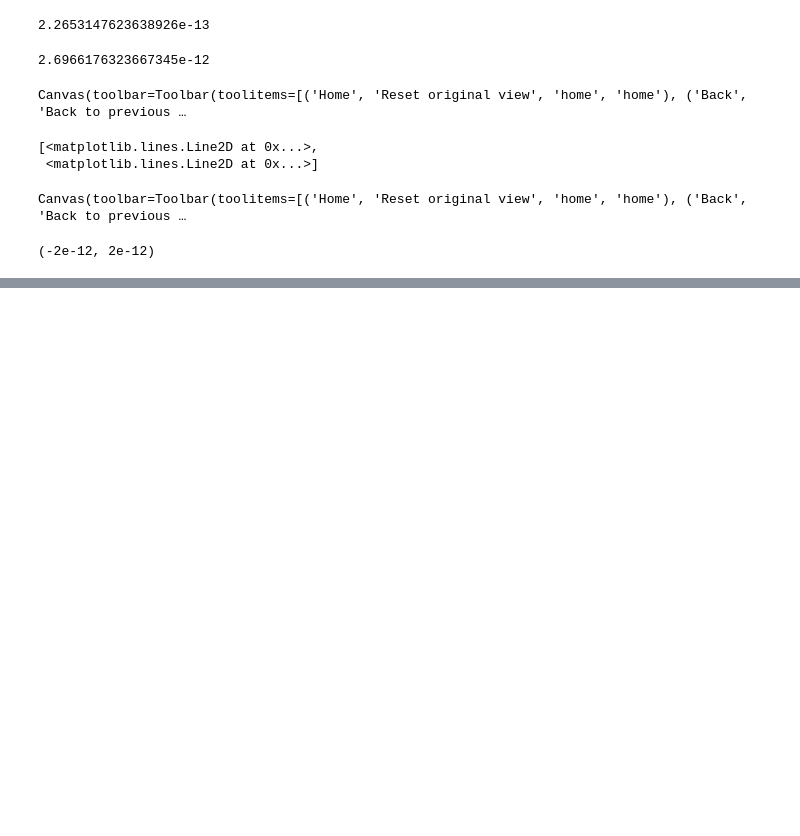
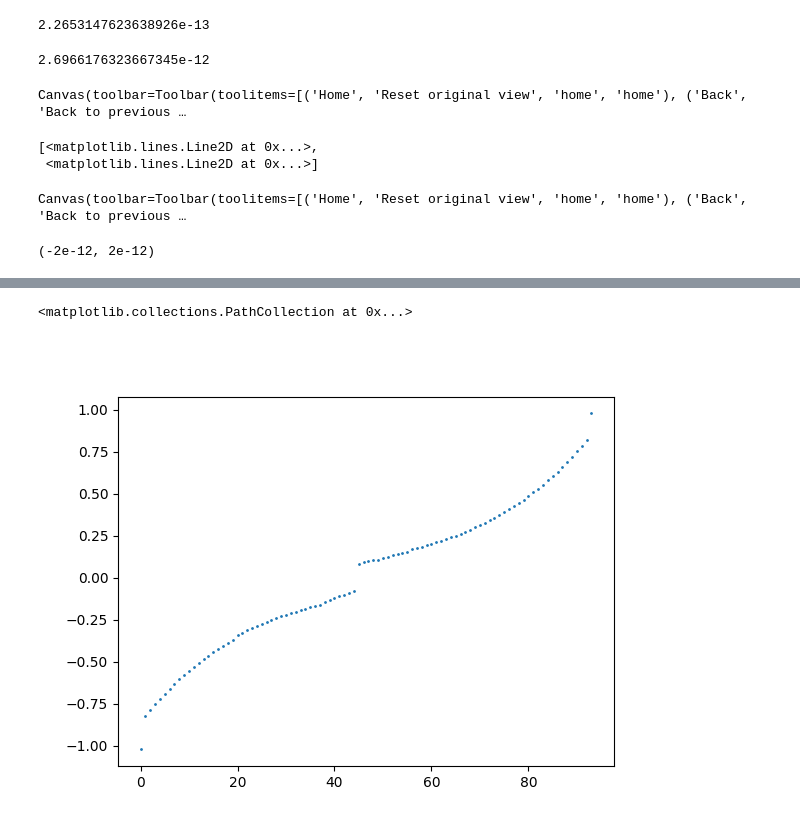
Before and after one commit to ricsinaruto/MEG-transfer-decoding, a Jupyter notebook: notebooks/raw_distribution.ipynb, the cells around one changed output, grey strips where cells are left out. Saved outputs shown, nothing was run; the diff lists cells and outputs as text; code cells hidden in the pictures; blank space fills up the shorter version.

```diff
--- a/notebooks/raw_distribution.ipynb
+++ b/notebooks/raw_distribution.ipynb
@@ -185,0 +228,7 @@ Canvas(toolbar=Toolbar(toolitems=[('Home', 'Reset original view', 'home', 'home'
+# %%
+%matplotlib widget
+plt.scatter(np.arange(len(np.unique(preds))), np.unique(preds), s=1)
+#plt.plot(np.unique(targets))
+# %% [output]
+<matplotlib.collections.PathCollection at 0x...>
+[figure, added]
```
Also changed, not shown: parts of 16 cells of this notebook, 7 other files.
